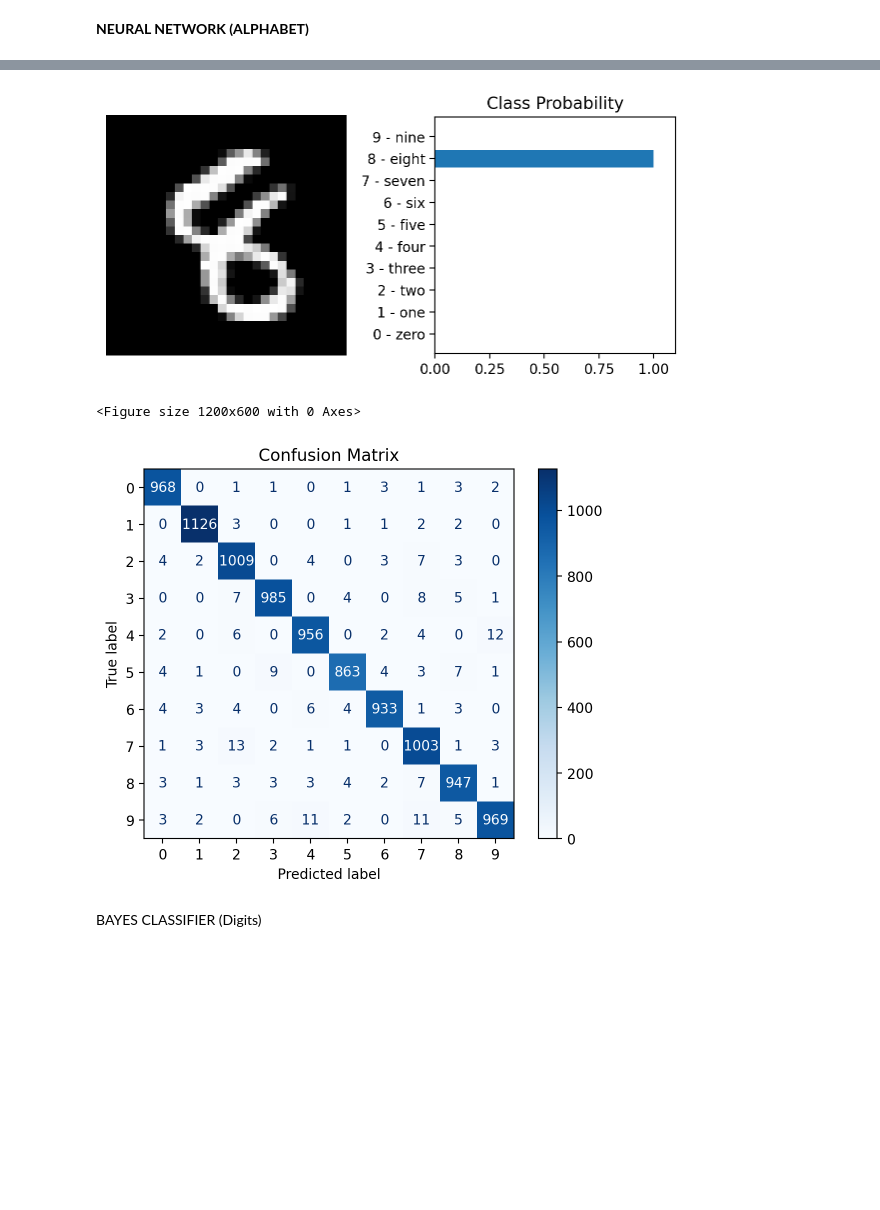
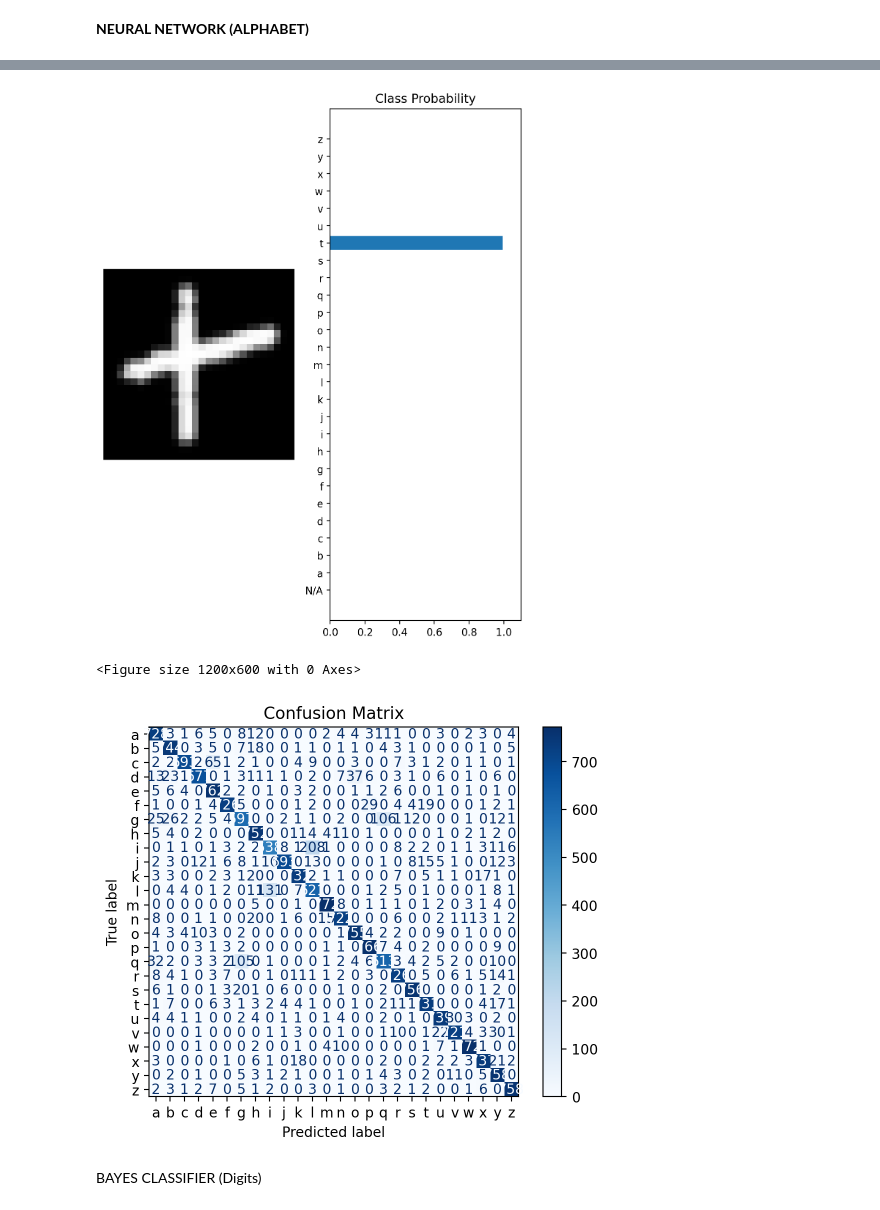
Before and after one commit to MonseMontesBocanegra/Final_Project_Machine_Learning, a Jupyter notebook: Final_Project_SourceCode.ipynb, the cells around one changed output, grey strips where cells are left out. Saved outputs shown, nothing was run; the diff lists cells and outputs as text; code cells hidden in the pictures; blank space fills up the shorter version.

```diff
--- a/Final_Project_SourceCode.ipynb
+++ b/Final_Project_SourceCode.ipynb
@@ -240,6 +240,11 @@ F1 Score: 0.9750
 # %%
 %matplotlib inline
 %config InlineBackend.figure_format = 'retina'
+trainset = datasets.EMNIST(char_dataset, split="letters", train=True, download=True, transform=transform)
+valset = datasets.EMNIST(char_dataset, split="letters", train=False, download=True, transform=transform)
+
+trainloader = torch.utils.data.DataLoader(trainset, batch_size=64, shuffle=True)
+valloader = torch.utils.data.DataLoader(valset, batch_size=64, shuffle=True)
 # Define transformations for the dataset
 transform = transforms.Compose([transforms.Grayscale(), # Ensure grayscale images
                                 transforms.Resize((28, 28)), # Resize to 28x28
@@ -255,12 +260,14 @@ hidden_sizes = [128, 64]
 output_size = len(trainset.classes)  # Number of classes in the dataset
 
 # Build the neural network
-model = nn.Sequential(nn.Linear(input_size, hidden_sizes[0]),
-                      nn.ReLU(),
-                      nn.Linear(hidden_sizes[0], hidden_sizes[1]),
-                      nn.ReLU(),
-                      nn.Linear(hidden_sizes[1], output_size),
-                      nn.LogSoftmax(dim=1))
+model = nn.Sequential(
+    nn.Linear(input_size, hidden_sizes[0]),
+    nn.ReLU(),
+    nn.Linear(hidden_sizes[0], hidden_sizes[1]),
+    nn.ReLU(),
+    nn.Linear(hidden_sizes[1], output_size),
+    nn.LogSoftmax(dim=1)
+)
 
 # Loss function
 criterion = nn.NLLLoss()
@@ -360,7 +367,12 @@ print(f"F1 Score: {f1:.4f}")
 # Display the Confusion Matrix
 conf_matrix = confusion_matrix(all_labels, all_preds)
 plt.figure(figsize=(12, 6))
-cmd = ConfusionMatrixDisplay(conf_matrix, display_labels=np.arange(len(trainset.classes)))
+
+# Adjust display_labels to match the expected number of classes
+display_labels = trainset.classes[1:]  # Exclude the first element if it's causing the mismatch
+
+
+cmd = ConfusionMatrixDisplay(conf_matrix, display_labels=display_labels)
 cmd.plot(cmap='Blues', values_format='d')
 plt.title("Confusion Matrix")
 plt.show()
@@ -385,6 +397,6 @@ F1 Score: 0.9759
-[figure, old version]
+[figure, new version]
 <Figure size 1200x600 with 0 Axes>
-[figure, old version]
+[figure, new version]
 # %% [markdown]
 BAYES CLASSIFIER (Digits)
 # %%
```
Also changed, not shown: parts of 2 cells of this notebook.
